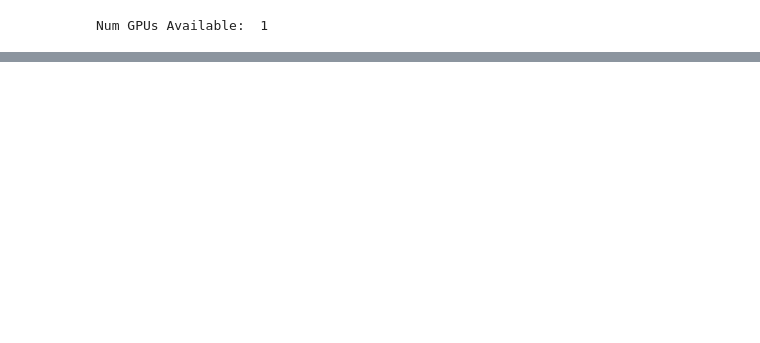
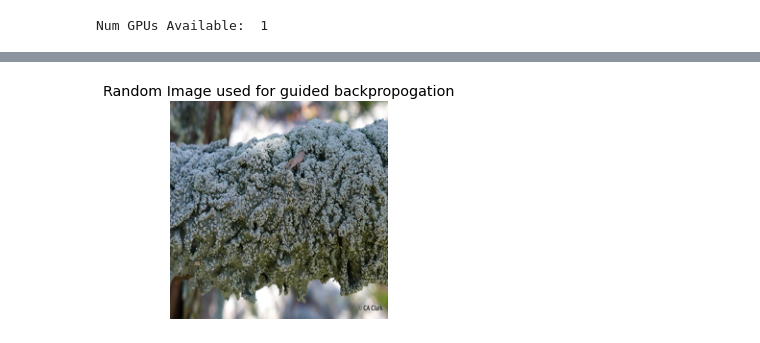
Before and after one commit to abisubramanya27/CS6910_Assignment2, a Jupyter notebook: partA/src/Assignment2_PartA.ipynb, the cells around one changed output, grey strips where cells are left out. Drawn from its saved outputs; the diff is of its cells as text; code cells hidden in the pictures; blank space fills up the shorter version.

Commit message:
guided backpropagation for 10 neurons

```diff
--- a/partA/src/Assignment2_PartA.ipynb
+++ b/partA/src/Assignment2_PartA.ipynb
@@ -439,6 +456,8 @@ def deprocess_image(x):
 
     # convert to RGB array
     x *= 255
+    if tf.keras.backend.image_data_format() == 'channels_first':
+        x = x.transpose((1, 2, 0))
     x = np.clip(x, 0, 255).astype('uint8')
     return x
 # %%
@@ -587,0 +597,84 @@ Run history:
+# %%
+def guided_backprop(wandb_log = False):
+
+    @tf.custom_gradient
+    def guidedRelu(x):
+        def grad(dy):
+            return tf.cast(dy>0,"float32") * tf.cast(x>0, "float32") * dy
+        return tf.nn.relu(x), grad
+
+    best_run_path = 'abisheks/assignment2/huyhhsb4'
+    api = wandb.Api()
+    run = api.run(best_run_path)
+    model_file = run.file('model-best.h5').download(replace=True)
+    model = tf.keras.models.load_model(model_file.name)
+    config_file = run.file('config.yaml').download(replace=True)
+    with open(config_file.name, 'r') as file:
+        config = yaml.safe_load(file)
+
+    random_image_path = random.sample(glob.glob('./inaturalist_12K/test/*/*'), 1)[0]
+    rand_inp_image = np.array(Image.open(random_image_path).resize(config['input_image_shape']['value'][:-1]))
+
+    fig_img = plt.figure()
+    plt.title('Random Image used for guided backpropogation', fontsize='x-large')
+    plt.axis('off')
+    plt.imshow(np.array(Image.open(random_image_path).resize(config['input_image_shape']['value'][:-1])))
+
+    if wandb_log:
+        run = wandb.init(project="assignment2", entity="abisheks", reinit=True)
+        wandb.log({'random_image': wandb.Image(Image.open(random_image_path))})
+
+    gb_model = tf.keras.Model(
+        inputs = [model.inputs],
+        outputs = [model.get_layer("conv2d_4").output]
+    )
+    output_shape = model.get_layer("conv2d_4").output.shape[1:]
+    layer_dict = [layer for layer in gb_model.layers if hasattr(layer,'activation')]
+    for layer in layer_dict:
+        if layer.activation == tf.keras.activations.relu:
+            layer.activation = guidedRelu
+
+    R, C = 10, 1
+    fig, ax = plt.subplots(R, C, figsize=(15, 28))
+    fig.suptitle("Visualizing gradient for 10 neurons in CONV-5 layer", fontsize='x-large')
+    for i in range(10):
+        rand_neuron_index = [0] + [random.randint(0, dim_max-1) for dim_max in output_shape]
+
+        mask_mat = np.zeros((1, *output_shape))
+        mask_mat[rand_neuron_index[0], rand_neuron_index[1], rand_neuron_index[2], rand_neuron_index[3]] = 1
+
+        with tf.GradientTape() as tape:
+            inputs = tf.cast(rand_inp_image.reshape(1, *rand_inp_image.shape), tf.float32)
+            tape.watch(inputs)
+            outputs = gb_model(inputs) * mask_mat
+
+        grad = tape.gradient(outputs,inputs)[0]
+
+        ax[i].set_title(f'Neuron-{i+1} index : {tuple(rand_neuron_index[1:])}')
+        ax[i].axis('off')
+        ax[i].imshow(deprocess_image(np.array(grad)))
+
+    fig.tight_layout(rect=[0, 0.03, 1, 0.95])
+    if wandb_log:
+        wandb.log({'guided_backprop_10_neurons_visualization': fig})
+
+    fig.show()
+
+    with tf.GradientTape() as tape:
+        inputs = tf.cast(rand_inp_image.reshape(1, *rand_inp_image.shape), tf.float32)
+        tape.watch(inputs)
+        outputs = gb_model(inputs)
+
+    grad = tape.gradient(outputs,inputs)[0]
+    fig_whole = plt.figure()
+    plt.title('Visualizing gradient for whole CONV-5 layer', fontsize='x-large')
+    plt.axis('off')
+    plt.imshow(deprocess_image(np.array(grad)))
+    plt.show()
+
+    if wandb_log:
+        wandb.log({'guided_backprop_whole_visualization': fig_whole})
+        run.finish()
+
+guided_backprop(True)
+# %% [output]
@@ -587,0 +686 @@ Run history:
+[figure, added]
```
Also changed, not shown: parts of 11 cells of this notebook.
